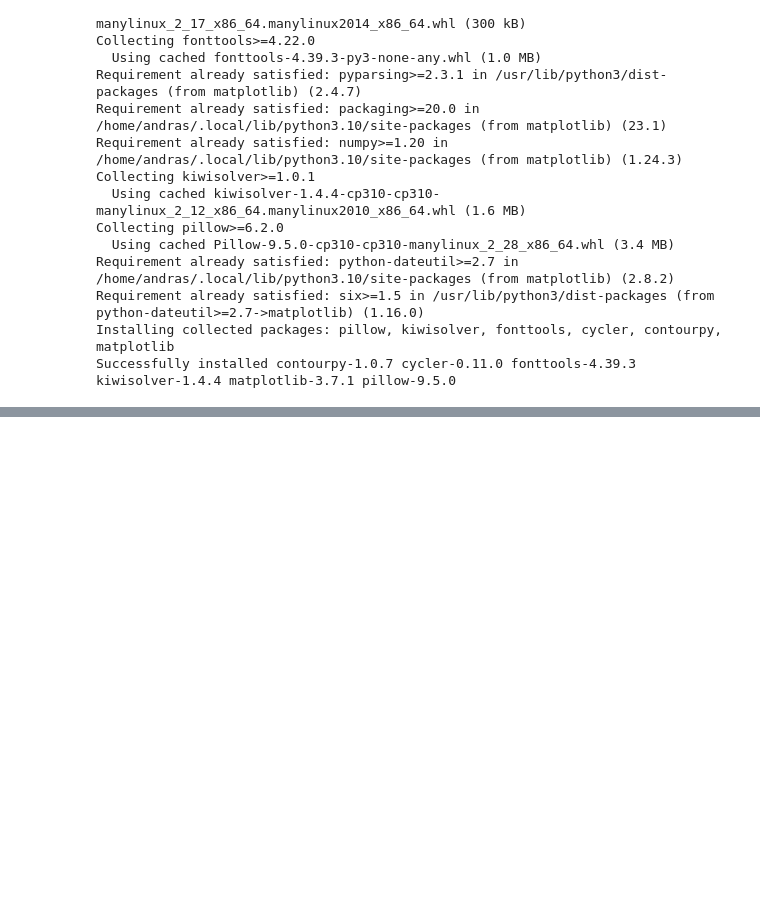
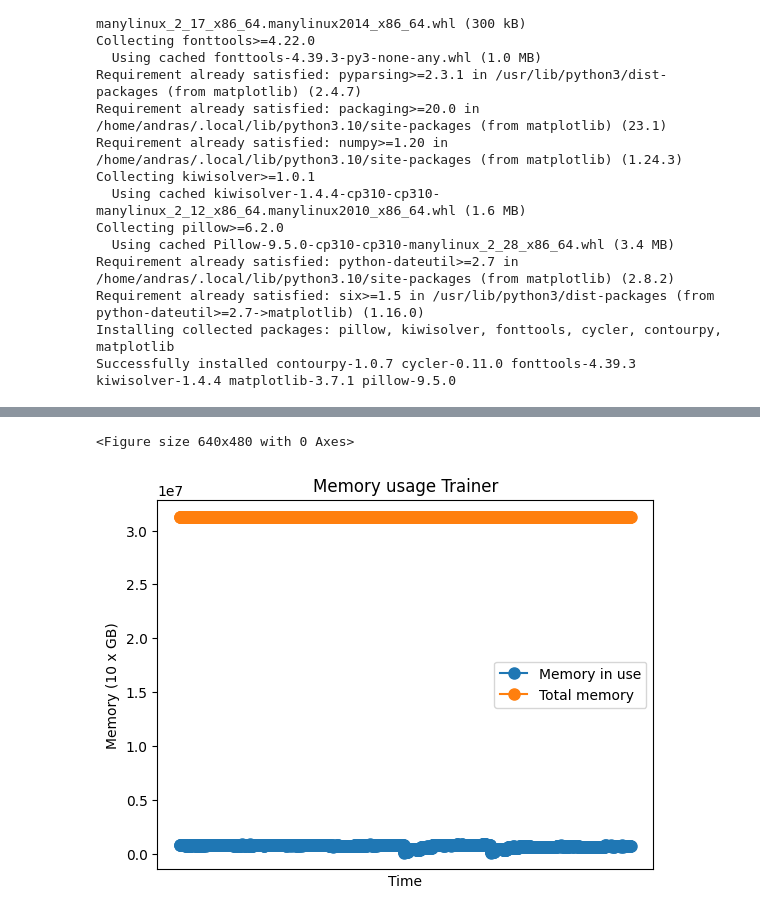
Before and after one commit to andrasfe/decfed-eth, a Jupyter notebook: testbed/reports/local_training_progress.ipynb, the cells around one changed output, grey strips where cells are left out. Saved outputs shown, nothing was run; the diff lists cells and outputs as text; code cells hidden in the pictures; blank space fills up the shorter version.

```diff
--- a/testbed/reports/local_training_progress.ipynb
+++ b/testbed/reports/local_training_progress.ipynb
@@ -118,0 +131,19 @@ plt.gca().set_xticks([])
+# %%
+
+def do_mem(name, df):
+    plt.figure()
+    df_1 = df.loc[df['Name'] == name]
+    ax = df_1.plot( y=['Memory_in_use', 'Available_memory'], style='o-', marker='o', markersize=8)
+    ax.set_ylabel('Memory (10 x GB)')
+    ax.set_title('Memory usage {}'.format(classify(name)))
+
+    plt.legend(['Memory in use', 'Total memory'])
+    plt.xlabel('Time')
+    plt.gca().set_xticks([])
+
+    plt.savefig('{}_{}.png'.format(name, inspect.currentframe().f_code.co_name), dpi=300)
+
+do_mem('bfl-ml_client_1', df)
+# %% [output]
+<Figure size 640x480 with 0 Axes>
+[figure, added]
```
Also changed, not shown: parts of 13 cells of this notebook, 2 other files.
